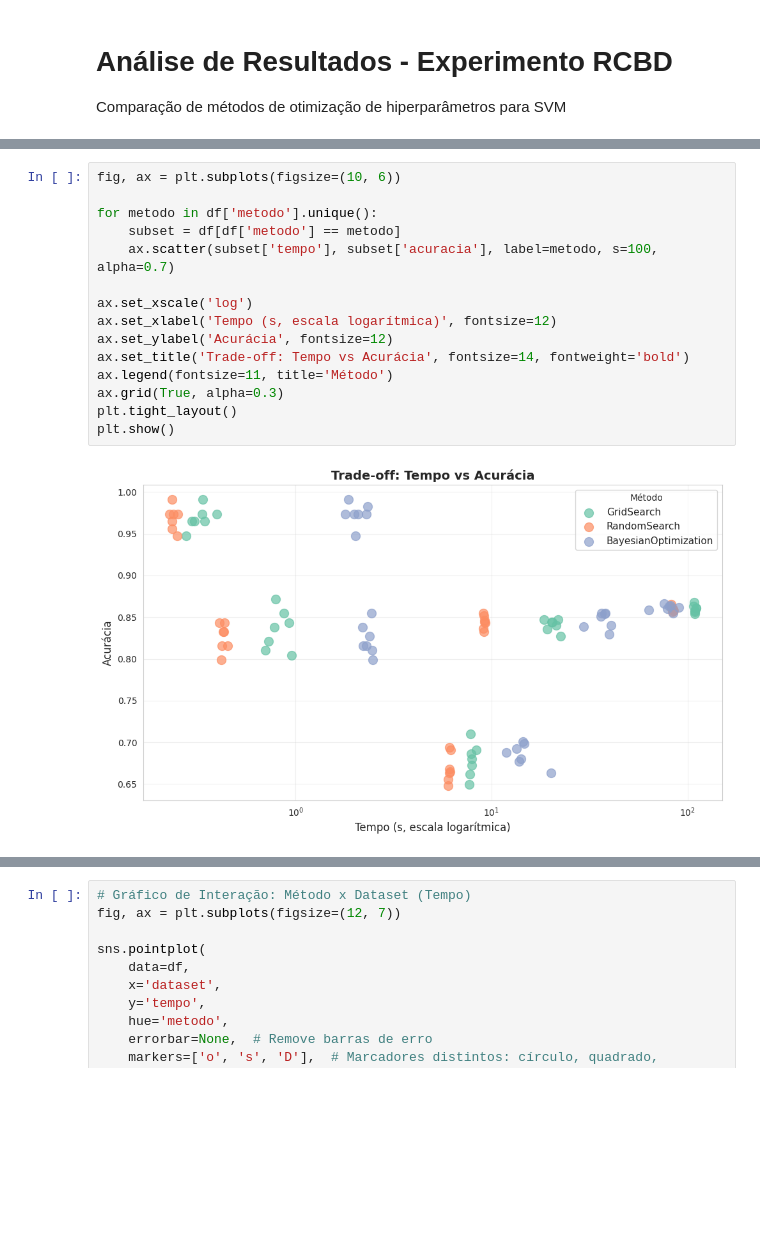
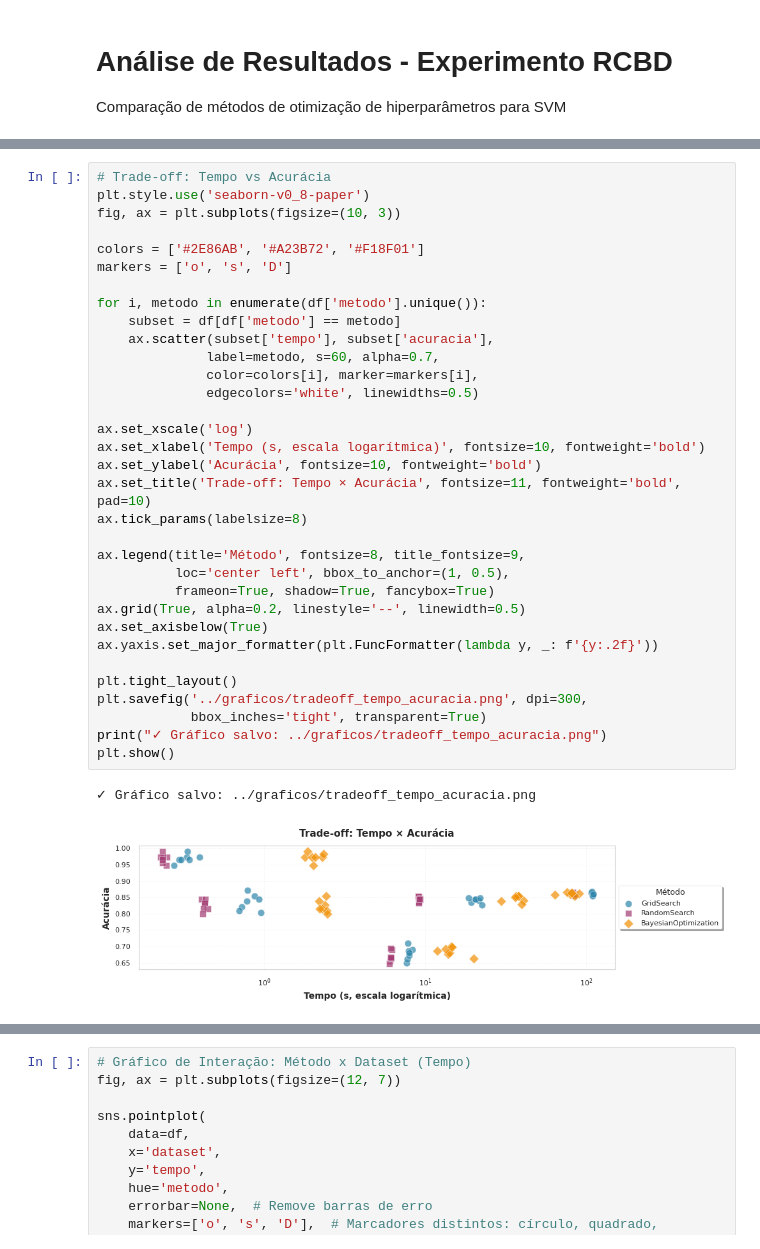
Before and after one commit to Bernardo-b/planejamento-analise-experimentos-2025-2, a Jupyter notebook: trabalho_final/notebooks/analise_resultados.ipynb, the cells around one changed output, grey strips where cells are left out. Saved outputs shown, nothing was run; the diff lists cells and outputs as text; blank space fills up the shorter version.

Commit message:
Adiciona gráficos de análise de resultados, incluindo trade-off entre tempo e acurácia, e QQ-Plots para resíduos dos modelos

```diff
--- a/trabalho_final/notebooks/analise_resultados.ipynb
+++ b/trabalho_final/notebooks/analise_resultados.ipynb
@@ -55,17 +56,36 @@ RandomSearch           0.6991  0.1883  19.8942  32.4827
 # %%
-fig, ax = plt.subplots(figsize=(10, 6))
+# Trade-off: Tempo vs Acurácia
+plt.style.use('seaborn-v0_8-paper')
+fig, ax = plt.subplots(figsize=(10, 3))
 
-for metodo in df['metodo'].unique():
+colors = ['#2E86AB', '#A23B72', '#F18F01']
+markers = ['o', 's', 'D']
+
+for i, metodo in enumerate(df['metodo'].unique()):
     subset = df[df['metodo'] == metodo]
-    ax.scatter(subset['tempo'], subset['acuracia'], label=metodo, s=100, alpha=0.7)
+    ax.scatter(subset['tempo'], subset['acuracia'],
+              label=metodo, s=60, alpha=0.7,
+              color=colors[i], marker=markers[i],
+              edgecolors='white', linewidths=0.5)
 
 ax.set_xscale('log')
-ax.set_xlabel('Tempo (s, escala logarítmica)', fontsize=12)
-ax.set_ylabel('Acurácia', fontsize=12)
-ax.set_title('Trade-off: Tempo vs Acurácia', fontsize=14, fontweight='bold')
-ax.legend(fontsize=11, title='Método')
-ax.grid(True, alpha=0.3)
+ax.set_xlabel('Tempo (s, escala logarítmica)', fontsize=10, fontweight='bold')
+ax.set_ylabel('Acurácia', fontsize=10, fontweight='bold')
+ax.set_title('Trade-off: Tempo × Acurácia', fontsize=11, fontweight='bold', pad=10)
+ax.tick_params(labelsize=8)
+
+ax.legend(title='Método', fontsize=8, title_fontsize=9,
+          loc='center left', bbox_to_anchor=(1, 0.5),
+          frameon=True, shadow=True, fancybox=True)
+ax.grid(True, alpha=0.2, linestyle='--', linewidth=0.5)
+ax.set_axisbelow(True)
+ax.yaxis.set_major_formatter(plt.FuncFormatter(lambda y, _: f'{y:.2f}'))
+
 plt.tight_layout()
+plt.savefig('../graficos/tradeoff_tempo_acuracia.png', dpi=300,
+            bbox_inches='tight', transparent=True)
+print("✓ Gráfico salvo: ../graficos/tradeoff_tempo_acuracia.png")
 plt.show()
 # %% [output]
+✓ Gráfico salvo: ../graficos/tradeoff_tempo_acuracia.png
-[figure, old version]
+[figure, new version]
```
Also changed, not shown: parts of 9 cells of this notebook, 6 other files.
